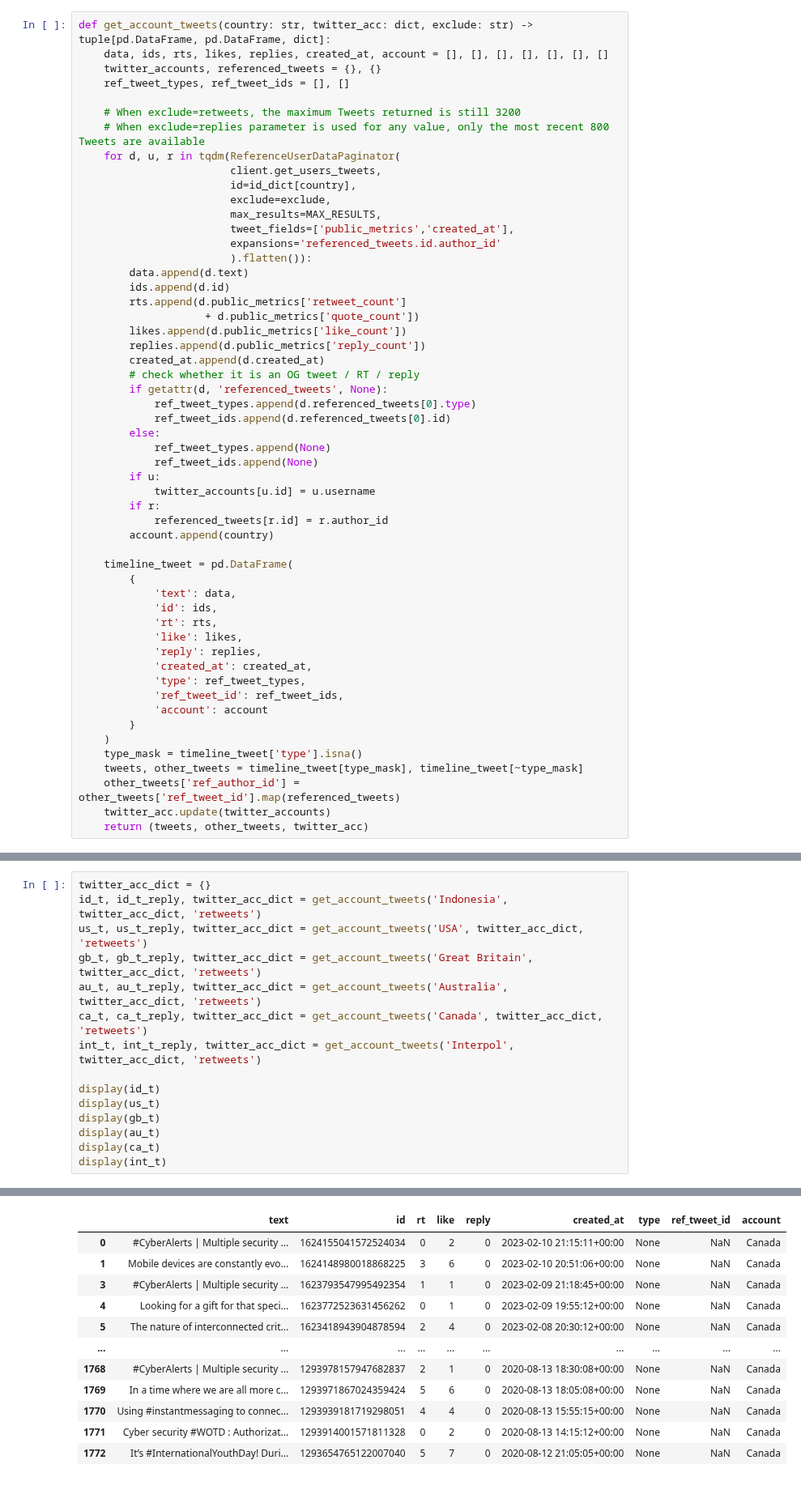
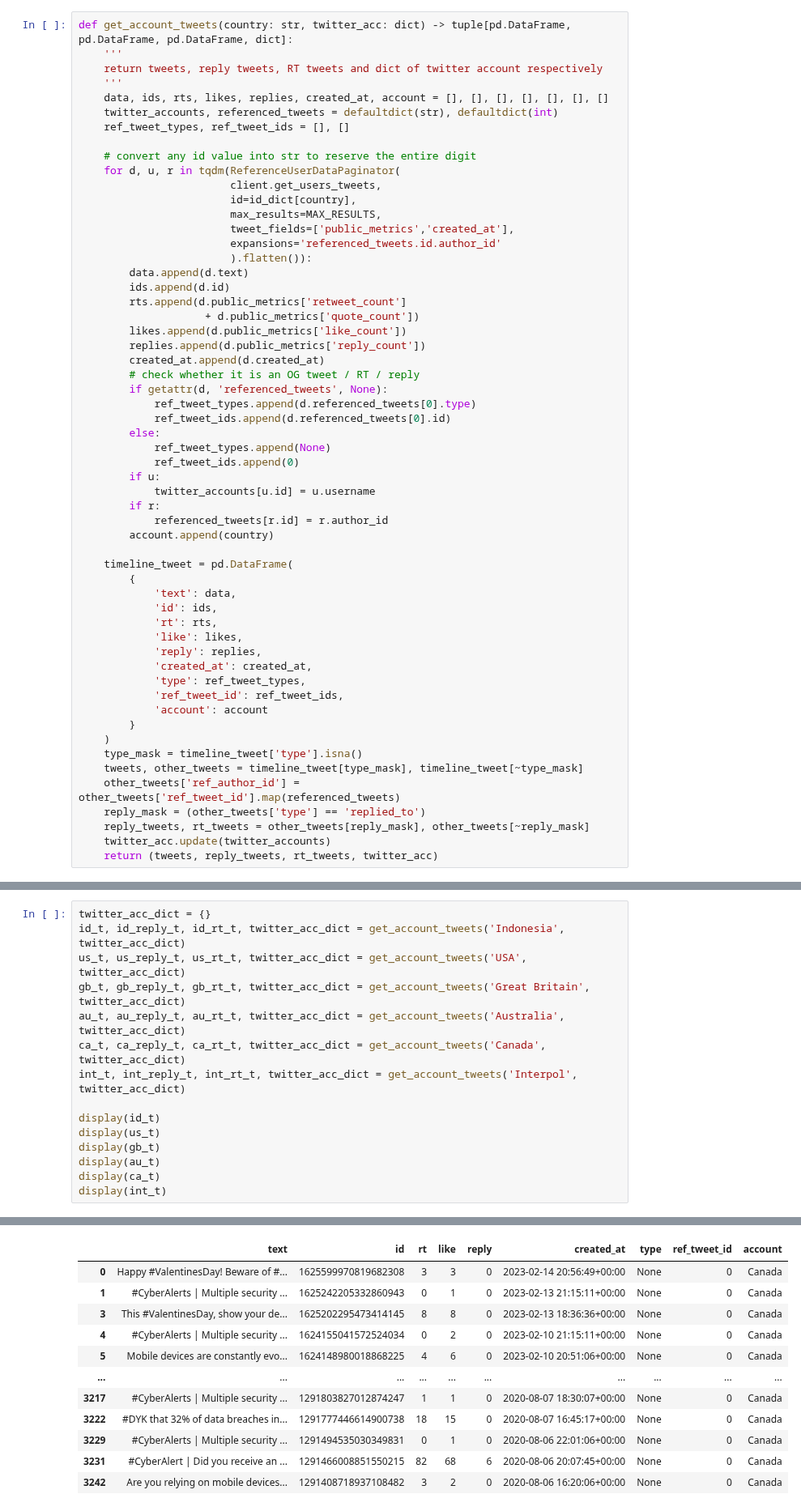
Before and after one commit to ranggakd/DAIly, a Jupyter notebook: projects/cyber police/Tweepy_of_CyberPolice_Comparison.ipynb, the cells around one changed output, grey strips where cells are left out. Shown at 81% size. Cells and saved outputs as stored; diff of their text form.

```diff
--- a/projects/cyber police/Tweepy_of_CyberPolice_Comparison.ipynb
+++ b/projects/cyber police/Tweepy_of_CyberPolice_Comparison.ipynb
@@ -308,17 +307,18 @@ CCICPolri
 1624364503428382720
 735358344106549248
 # %%
-def get_account_tweets(country: str, twitter_acc: dict, exclude: str) -> tuple[pd.DataFrame, pd.DataFrame, dict]:
+def get_account_tweets(country: str, twitter_acc: dict) -> tuple[pd.DataFrame, pd.DataFrame, pd.DataFrame, dict]:
+    '''
+    return tweets, reply tweets, RT tweets and dict of twitter account respectively
+    '''
     data, ids, rts, likes, replies, created_at, account = [], [], [], [], [], [], []
-    twitter_accounts, referenced_tweets = {}, {}
+    twitter_accounts, referenced_tweets = defaultdict(str), defaultdict(int)
     ref_tweet_types, ref_tweet_ids = [], []
 
-    # When exclude=retweets, the maximum Tweets returned is still 3200
-    # When exclude=replies parameter is used for any value, only the most recent 800 Tweets are available
+    # convert any id value into str to reserve the entire digit
     for d, u, r in tqdm(ReferenceUserDataPaginator(
                         client.get_users_tweets,
                         id=id_dict[country],
-                        exclude=exclude,
                         max_results=MAX_RESULTS,
                         tweet_fields=['public_metrics','created_at'],
                         expansions='referenced_tweets.id.author_id'
@@ -336,7 +336,7 @@ def get_account_tweets(country: str, twitter_acc: dict, exclude: str) -> tuple[p
             ref_tweet_ids.append(d.referenced_tweets[0].id)
         else:
             ref_tweet_types.append(None)
-            ref_tweet_ids.append(None)
+            ref_tweet_ids.append(0)
         if u:
             twitter_accounts[u.id] = u.username
         if r:
@@ -359,6 +359,8 @@ def get_account_tweets(country: str, twitter_acc: dict, exclude: str) -> tuple[p
     type_mask = timeline_tweet['type'].isna()
     tweets, other_tweets = timeline_tweet[type_mask], timeline_tweet[~type_mask]
     other_tweets['ref_author_id'] = other_tweets['ref_tweet_id'].map(referenced_tweets)
+    reply_mask = (other_tweets['type'] == 'replied_to')
+    reply_tweets, rt_tweets = other_tweets[reply_mask], other_tweets[~reply_mask]
     twitter_acc.update(twitter_accounts)
-    return (tweets, other_tweets, twitter_acc)
+    return (tweets, reply_tweets, rt_tweets, twitter_acc)
 # %% [markdown]
@@ -366,11 +368,11 @@ def get_account_tweets(country: str, twitter_acc: dict, exclude: str) -> tuple[p
 # %%
 twitter_acc_dict = {}
-id_t, id_t_reply, twitter_acc_dict = get_account_tweets('Indonesia', twitter_acc_dict, 'retweets')
-us_t, us_t_reply, twitter_acc_dict = get_account_tweets('USA', twitter_acc_dict, 'retweets')
-gb_t, gb_t_reply, twitter_acc_dict = get_account_tweets('Great Britain', twitter_acc_dict, 'retweets')
-au_t, au_t_reply, twitter_acc_dict = get_account_tweets('Australia', twitter_acc_dict, 'retweets')
-ca_t, ca_t_reply, twitter_acc_dict = get_account_tweets('Canada', twitter_acc_dict, 'retweets')
-int_t, int_t_reply, twitter_acc_dict = get_account_tweets('Interpol', twitter_acc_dict, 'retweets')
+id_t, id_reply_t, id_rt_t, twitter_acc_dict = get_account_tweets('Indonesia', twitter_acc_dict)
+us_t, us_reply_t, us_rt_t, twitter_acc_dict = get_account_tweets('USA', twitter_acc_dict)
+gb_t, gb_reply_t, gb_rt_t, twitter_acc_dict = get_account_tweets('Great Britain', twitter_acc_dict)
+au_t, au_reply_t, au_rt_t, twitter_acc_dict = get_account_tweets('Australia', twitter_acc_dict)
+ca_t, ca_reply_t, ca_rt_t, twitter_acc_dict = get_account_tweets('Canada', twitter_acc_dict)
+int_t, int_reply_t, int_rt_t, twitter_acc_dict = get_account_tweets('Interpol', twitter_acc_dict)
 
 display(id_t)
 display(us_t)
@@ -434,12 +436,12 @@ display(int_t)
 |  | text | id | rt | like | reply | created_at | type | ref_tweet_id | account |
-| 0 | #CyberAlerts | Multiple security ... | 1624155041572524034 | 0 | 2 | 0 | 2023-02-10 21:15:11+00:00 | None | NaN | Canada |
-| 1 | Mobile devices are constantly evo... | 1624148980018868225 | 3 | 6 | 0 | 2023-02-10 20:51:06+00:00 | None | NaN | Canada |
-| 3 | #CyberAlerts | Multiple security ... | 1623793547995492354 | 1 | 1 | 0 | 2023-02-09 21:18:45+00:00 | None | NaN | Canada |
-| 4 | Looking for a gift for that speci... | 1623772523631456262 | 0 | 1 | 0 | 2023-02-09 19:55:12+00:00 | None | NaN | Canada |
-| 5 | The nature of interconnected crit... | 1623418943904878594 | 2 | 4 | 0 | 2023-02-08 20:30:12+00:00 | None | NaN | Canada |
+| 0 | Happy #ValentinesDay! Beware of #... | 1625599970819682308 | 3 | 3 | 0 | 2023-02-14 20:56:49+00:00 | None | 0 | Canada |
+| 1 | #CyberAlerts | Multiple security ... | 1625242205332860943 | 0 | 1 | 0 | 2023-02-13 21:15:11+00:00 | None | 0 | Canada |
+| 3 | This #ValentinesDay, show your de... | 1625202295473414145 | 8 | 8 | 0 | 2023-02-13 18:36:36+00:00 | None | 0 | Canada |
+| 4 | #CyberAlerts | Multiple security ... | 1624155041572524034 | 0 | 2 | 0 | 2023-02-10 21:15:11+00:00 | None | 0 | Canada |
+| 5 | Mobile devices are constantly evo... | 1624148980018868225 | 4 | 6 | 0 | 2023-02-10 20:51:06+00:00 | None | 0 | Canada |
 | ... | ... | ... | ... | ... | ... | ... | ... | ... | ... |
-| 1768 | #CyberAlerts | Multiple security ... | 1293978157947682837 | 2 | 1 | 0 | 2020-08-13 18:30:08+00:00 | None | NaN | Canada |
-| 1769 | In a time where we are all more c... | 1293971867024359424 | 5 | 6 | 0 | 2020-08-13 18:05:08+00:00 | None | NaN | Canada |
-| 1770 | Using #instantmessaging to connec... | 1293939181719298051 | 4 | 4 | 0 | 2020-08-13 15:55:15+00:00 | None | NaN | Canada |
-| 1771 | Cyber security #WOTD : Authorizat... | 1293914001571811328 | 0 | 2 | 0 | 2020-08-13 14:15:12+00:00 | None | NaN | Canada |
-| 1772 | It’s #InternationalYouthDay! Duri... | 1293654765122007040 | 5 | 7 | 0 | 2020-08-12 21:05:05+00:00 | None | NaN | Canada |
+| 3217 | #CyberAlerts | Multiple security ... | 1291803827012874247 | 1 | 1 | 0 | 2020-08-07 18:30:07+00:00 | None | 0 | Canada |
+| 3222 | #DYK that 32% of data breaches in... | 1291777446614900738 | 18 | 15 | 0 | 2020-08-07 16:45:17+00:00 | None | 0 | Canada |
+| 3229 | #CyberAlerts | Multiple security ... | 1291494535030349831 | 0 | 1 | 0 | 2020-08-06 22:01:06+00:00 | None | 0 | Canada |
+| 3231 | #CyberAlert | Did you receive an ... | 1291466008851550215 | 82 | 68 | 6 | 2020-08-06 20:07:45+00:00 | None | 0 | Canada |
+| 3242 | Are you relying on mobile devices... | 1291408718937108482 | 3 | 2 | 0 | 2020-08-06 16:20:06+00:00 | None | 0 | Canada |
```
Also changed, not shown: parts of 14 cells of this notebook.
